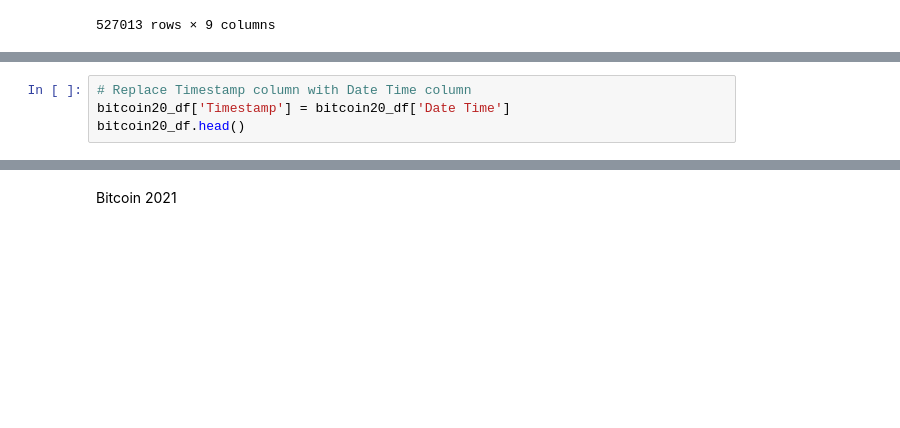
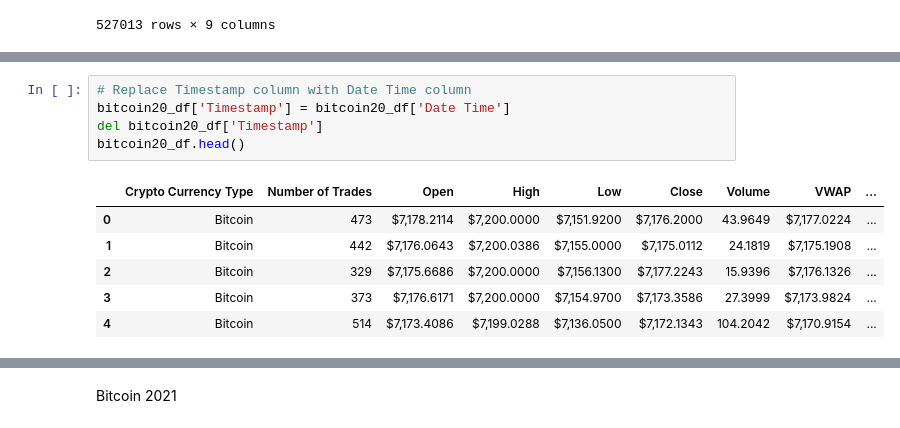
Before and after one commit to Loudju/Project2_Crypto_db, a Jupyter notebook: Bitcoin_Data.ipynb, the cells around one changed output, grey strips where cells are left out. Drawn from its saved outputs; the diff is of its cells as text; blank space fills up the shorter version.

```diff
--- a/Bitcoin_Data.ipynb
+++ b/Bitcoin_Data.ipynb
@@ -200,4 +225,12 @@ bitcoin20_df['Date Time']
 # %%
 # Replace Timestamp column with Date Time column
 bitcoin20_df['Timestamp'] = bitcoin20_df['Date Time']
+del bitcoin20_df['Timestamp']
 bitcoin20_df.head()
+# %% [output]
+|  | Crypto Currency Type | Number of Trades | Open | High | Low | Close | Volume | VWAP | ... |
+| 0 | Bitcoin | 473 | $7,178.2114 | $7,200.0000 | $7,151.9200 | $7,176.2000 | 43.9649 | $7,177.0224 | ... |
+| 1 | Bitcoin | 442 | $7,176.0643 | $7,200.0386 | $7,155.0000 | $7,175.0112 | 24.1819 | $7,175.1908 | ... |
+| 2 | Bitcoin | 329 | $7,175.6686 | $7,200.0000 | $7,156.1300 | $7,177.2243 | 15.9396 | $7,176.1326 | ... |
+| 3 | Bitcoin | 373 | $7,176.6171 | $7,200.0000 | $7,154.9700 | $7,173.3586 | 27.3999 | $7,173.9824 | ... |
+| 4 | Bitcoin | 514 | $7,173.4086 | $7,199.0288 | $7,136.0500 | $7,172.1343 | 104.2042 | $7,170.9154 | ... |
```
Also changed, not shown: parts of 11 cells of this notebook.
